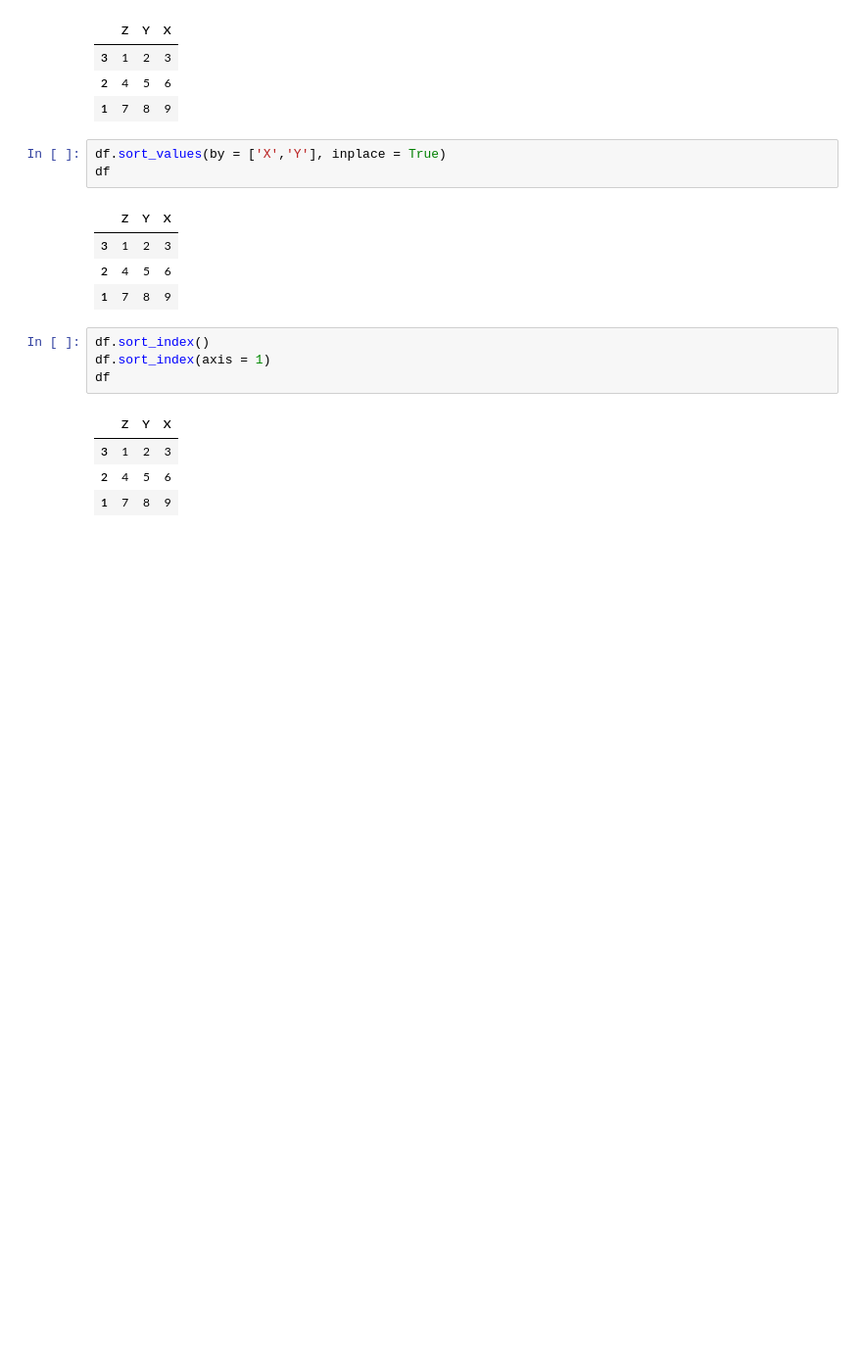
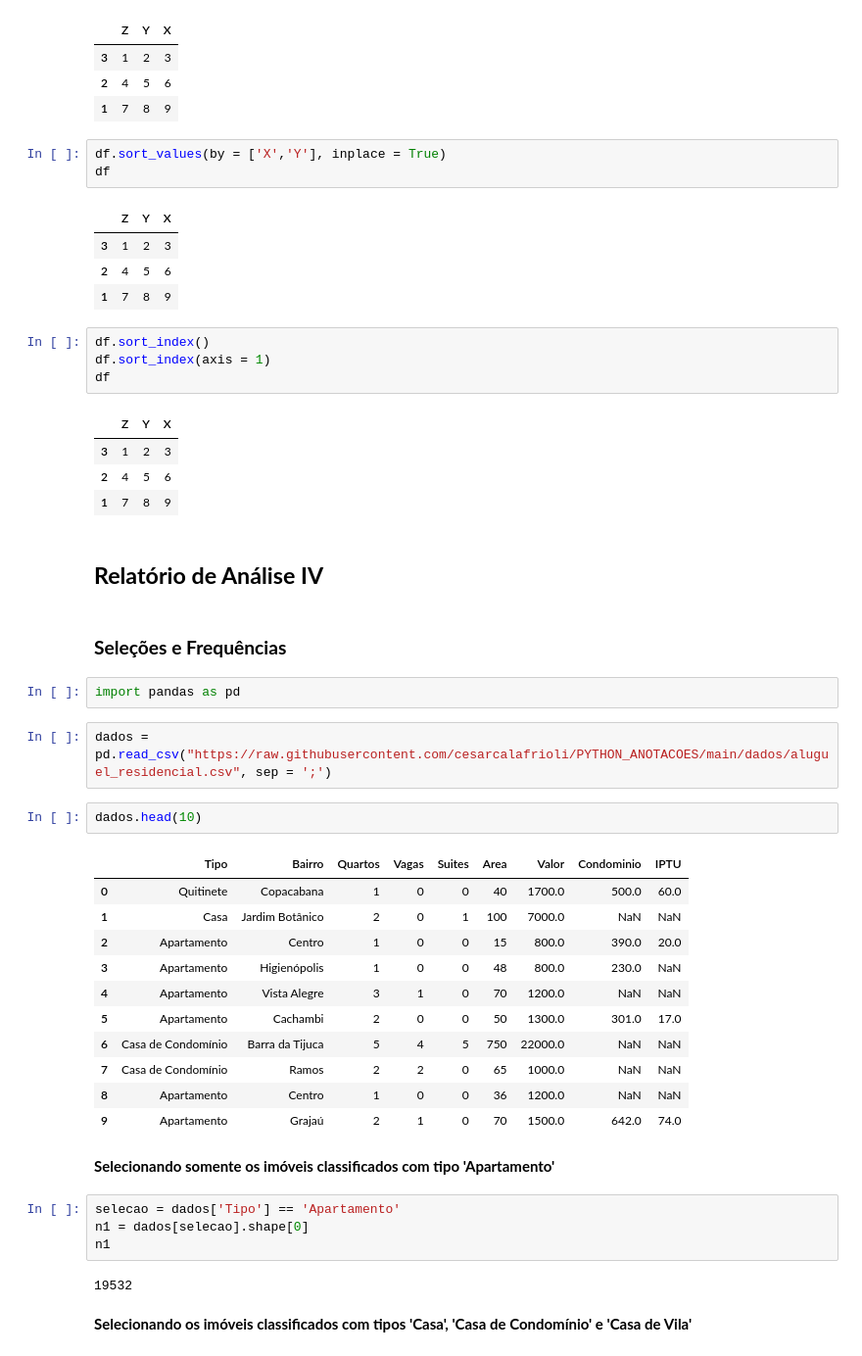
Before and after one commit to cesarcalafrioli/PYTHON_ANOTACOES, a Jupyter notebook: pandas.ipynb, the cells around one changed output. Shown at 98% size. Saved outputs shown, nothing was run; the diff lists cells and outputs as text; blank space fills up the shorter version.

```diff
--- a/pandas.ipynb
+++ b/pandas.ipynb
@@ -789,3 +789,35 @@ df
 | 3 | 1 | 2 | 3 |
 | 2 | 4 | 5 | 6 |
 | 1 | 7 | 8 | 9 |
+# %% [markdown]
+## **Relatório de Análise IV**
+# %% [markdown]
+### **Seleções e Frequências**
+# %%
+import pandas as pd
+# %%
+dados = pd.read_csv("https://raw.githubusercontent.com/cesarcalafrioli/PYTHON_ANOTACOES/main/dados/aluguel_residencial.csv", sep = ';')
+# %%
+dados.head(10)
+# %% [output]
+|  | Tipo | Bairro | Quartos | Vagas | Suites | Area | Valor | Condominio | IPTU |
+| 0 | Quitinete | Copacabana | 1 | 0 | 0 | 40 | 1700.0 | 500.0 | 60.0 |
+| 1 | Casa | Jardim Botânico | 2 | 0 | 1 | 100 | 7000.0 | NaN | NaN |
+| 2 | Apartamento | Centro | 1 | 0 | 0 | 15 | 800.0 | 390.0 | 20.0 |
+| 3 | Apartamento | Higienópolis | 1 | 0 | 0 | 48 | 800.0 | 230.0 | NaN |
+| 4 | Apartamento | Vista Alegre | 3 | 1 | 0 | 70 | 1200.0 | NaN | NaN |
+| 5 | Apartamento | Cachambi | 2 | 0 | 0 | 50 | 1300.0 | 301.0 | 17.0 |
+| 6 | Casa de Condomínio | Barra da Tijuca | 5 | 4 | 5 | 750 | 22000.0 | NaN | NaN |
+| 7 | Casa de Condomínio | Ramos | 2 | 2 | 0 | 65 | 1000.0 | NaN | NaN |
+| 8 | Apartamento | Centro | 1 | 0 | 0 | 36 | 1200.0 | NaN | NaN |
+| 9 | Apartamento | Grajaú | 2 | 1 | 0 | 70 | 1500.0 | 642.0 | 74.0 |
+# %% [markdown]
+**Selecionando somente os imóveis classificados com tipo 'Apartamento'**
+# %%
+selecao = dados['Tipo'] == 'Apartamento'
+n1 = dados[selecao].shape[0]
+n1
+# %% [output]
+19532
+# %% [markdown]
+**Selecionando os imóveis classificados com tipos 'Casa', 'Casa de Condomínio' e 'Casa de Vila'**
```
Also changed, not shown: parts of 6 cells of this notebook.
